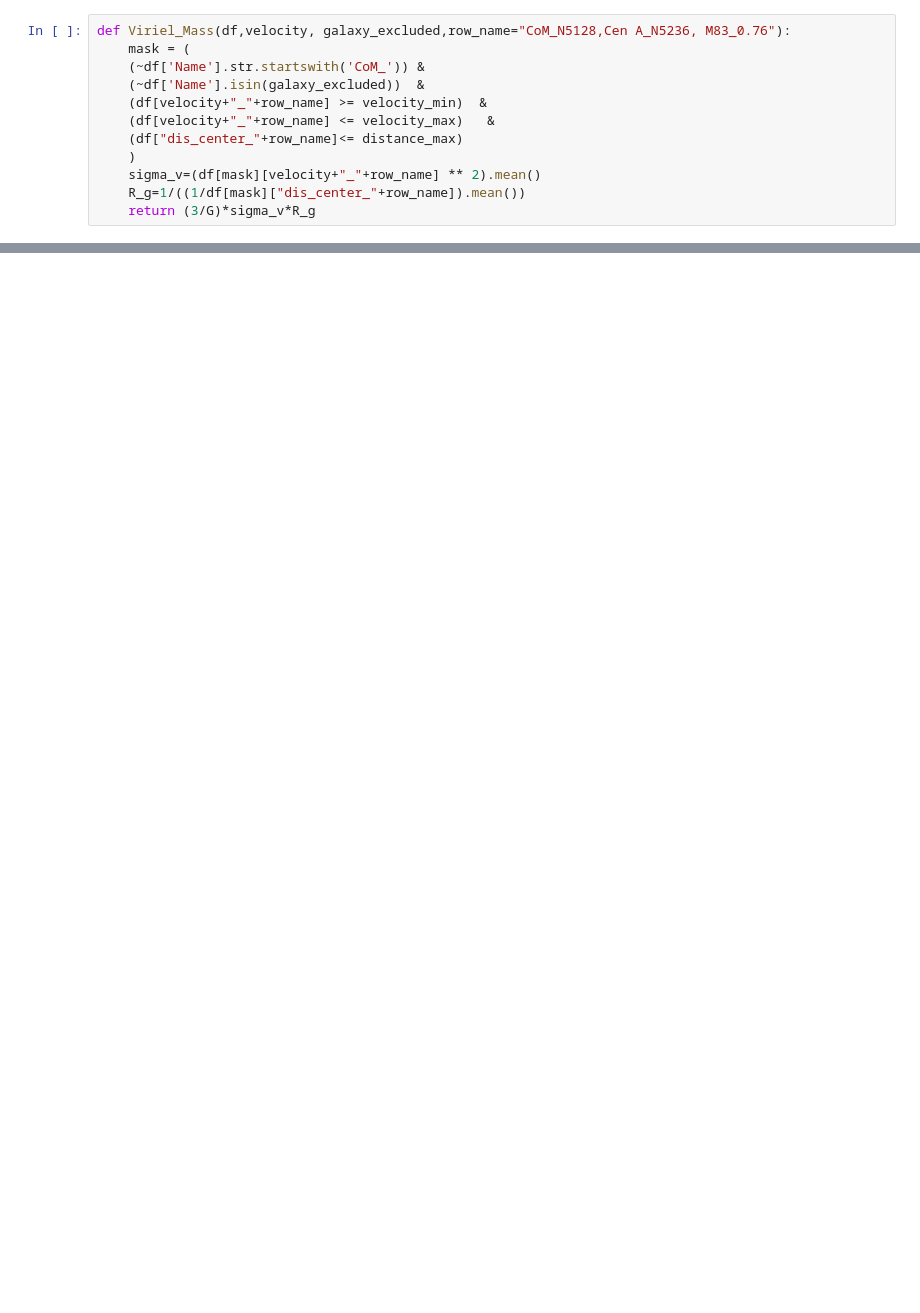
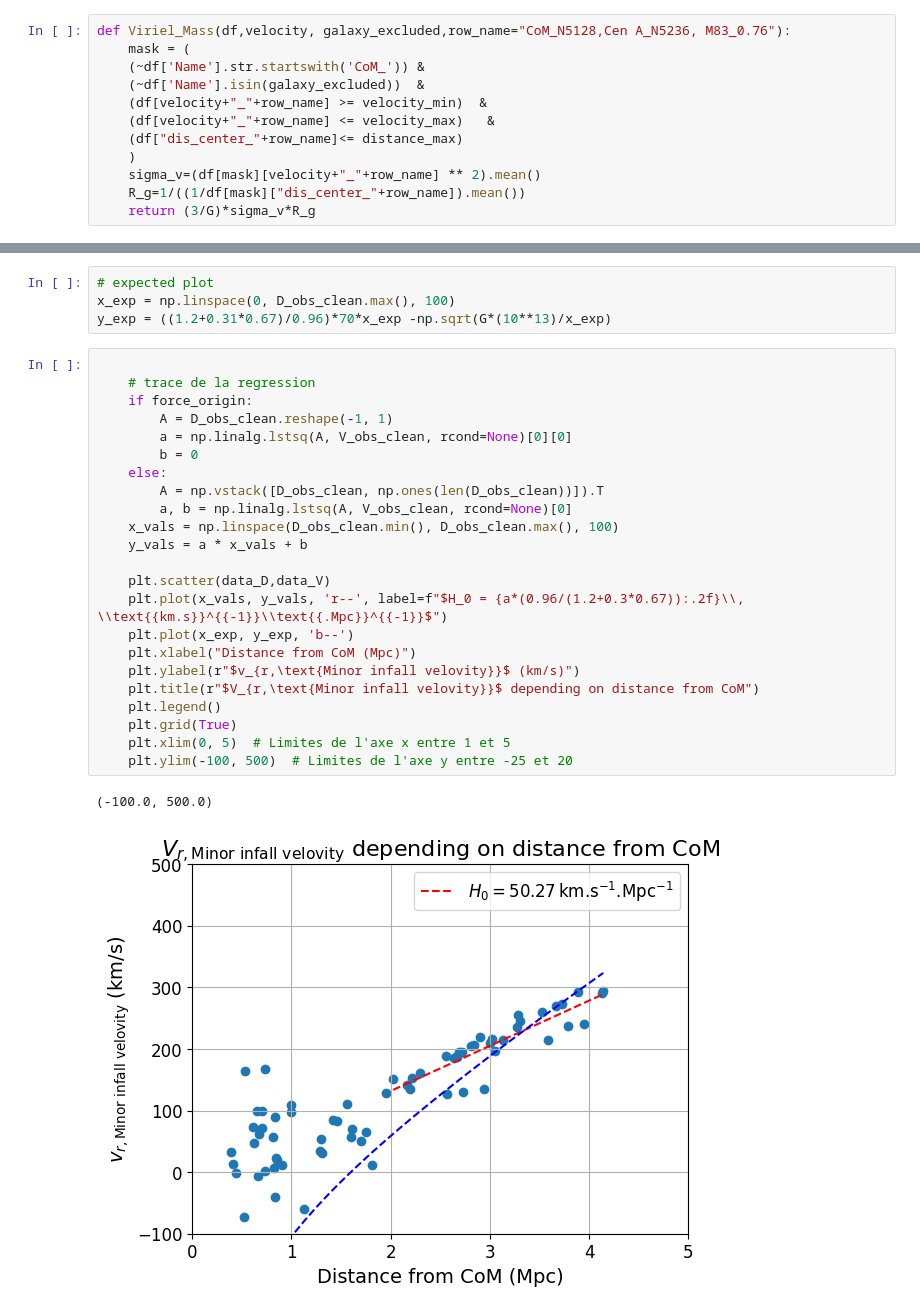
Before and after one commit to AdrianFaucher/project_3A, a Jupyter notebook: Viriel_mass_hubble.ipynb, the cells around one changed output, grey strips where cells are left out. Drawn from its saved outputs; the diff is of its cells as text; blank space fills up the shorter version.

```diff
--- a/Viriel_mass_hubble.ipynb
+++ b/Viriel_mass_hubble.ipynb
@@ -51,0 +219,30 @@ The Virial Mass according to the major infall model with a bound system of 2 Mpc
+# %%
+# expected plot
+x_exp = np.linspace(0, D_obs_clean.max(), 100)
+y_exp = ((1.2+0.31*0.67)/0.96)*70*x_exp -np.sqrt(G*(10**13)/x_exp)
+# %%
+
+    # trace de la regression
+    if force_origin:
+        A = D_obs_clean.reshape(-1, 1)
+        a = np.linalg.lstsq(A, V_obs_clean, rcond=None)[0][0]
+        b = 0
+    else:
+        A = np.vstack([D_obs_clean, np.ones(len(D_obs_clean))]).T
+        a, b = np.linalg.lstsq(A, V_obs_clean, rcond=None)[0]
+    x_vals = np.linspace(D_obs_clean.min(), D_obs_clean.max(), 100)
+    y_vals = a * x_vals + b
+
+    plt.scatter(data_D,data_V)
+    plt.plot(x_vals, y_vals, 'r--', label=f"$H_0 = {a*(0.96/(1.2+0.3*0.67)):.2f}\\, \\text{{km.s}}^{{-1}}\\text{{.Mpc}}^{{-1}}$")
+    plt.plot(x_exp, y_exp, 'b--')
+    plt.xlabel("Distance from CoM (Mpc)")
+    plt.ylabel(r"$v_{r,\text{Minor infall velovity}}$ (km/s)")
+    plt.title(r"$V_{r,\text{Minor infall velovity}}$ depending on distance from CoM")
+    plt.legend()
+    plt.grid(True)
+    plt.xlim(0, 5)  # Limites de l'axe x entre 1 et 5
+    plt.ylim(-100, 500)  # Limites de l'axe y entre -25 et 20
+# %% [output]
+(-100.0, 500.0)
+[figure, added]
```
Also changed, not shown: parts of 26 cells of this notebook, 7 other files.
